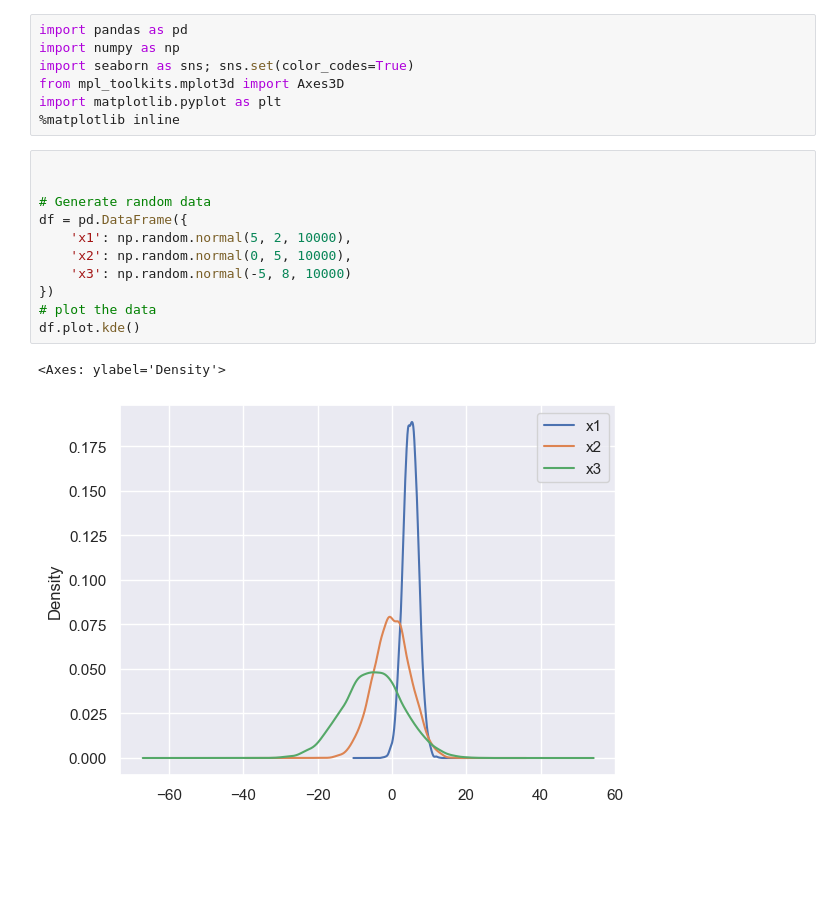
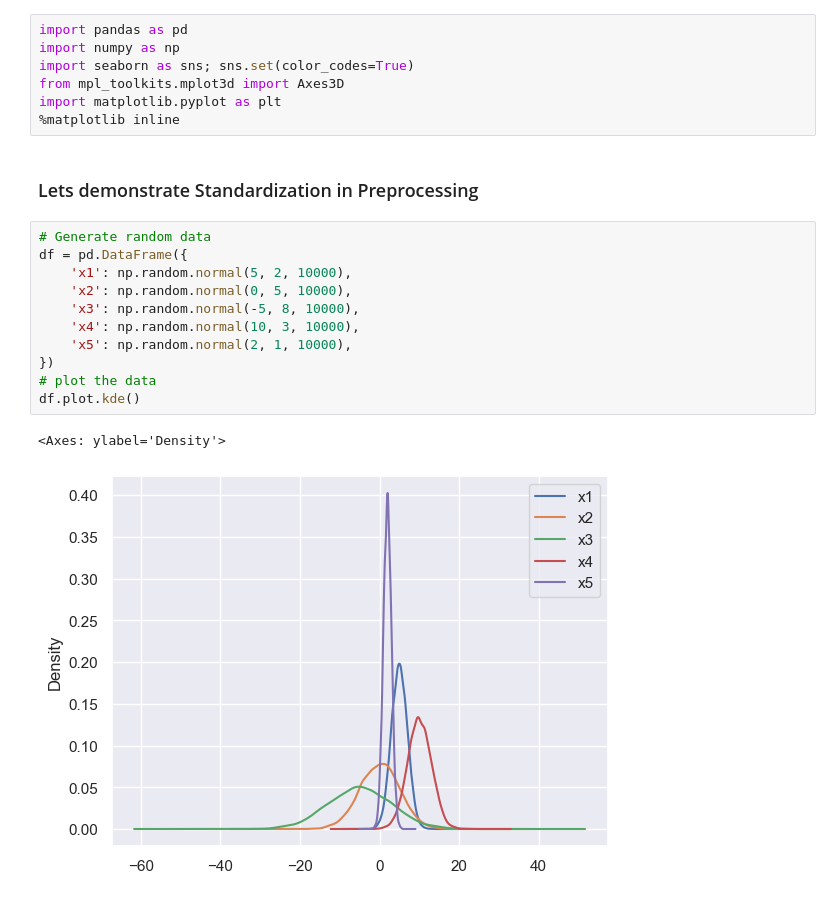
Before and after one commit to TheSoloScientist/Data-Analysis-Foundation, a Jupyter notebook: 0-data-analysis/data.ipynb, the cells around one changed output. Drawn from its saved outputs; the diff is of its cells as text; blank space fills up the shorter version.

```diff
--- a/0-data-analysis/data.ipynb
+++ b/0-data-analysis/data.ipynb
@@ -7,19 +23,21 @@ import seaborn as sns; sns.set(color_codes=True)
 from mpl_toolkits.mplot3d import Axes3D
 import matplotlib.pyplot as plt
 %matplotlib inline
+# %% [markdown]
+### Lets demonstrate Standardization in Preprocessing
 # %%
-
-
 # Generate random data
 df = pd.DataFrame({
 	'x1': np.random.normal(5, 2, 10000),
 	'x2': np.random.normal(0, 5, 10000),
-	'x3': np.random.normal(-5, 8, 10000)
+	'x3': np.random.normal(-5, 8, 10000),
+	'x4': np.random.normal(10, 3, 10000),
+	'x5': np.random.normal(2, 1, 10000),
 })
 # plot the data
 df.plot.kde()
 # %% [output]
 <Axes: ylabel='Density'>
-[figure, old version]
+[figure, new version]
 # %%
 # Standardize the data using StandardScaler
```
Also changed, not shown: parts of 5 cells of this notebook, 4 other files.
